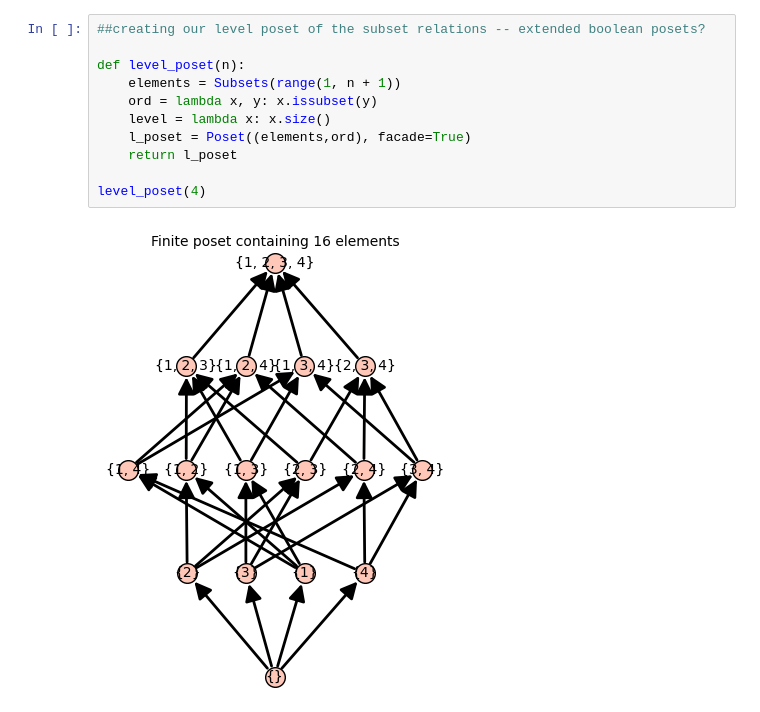
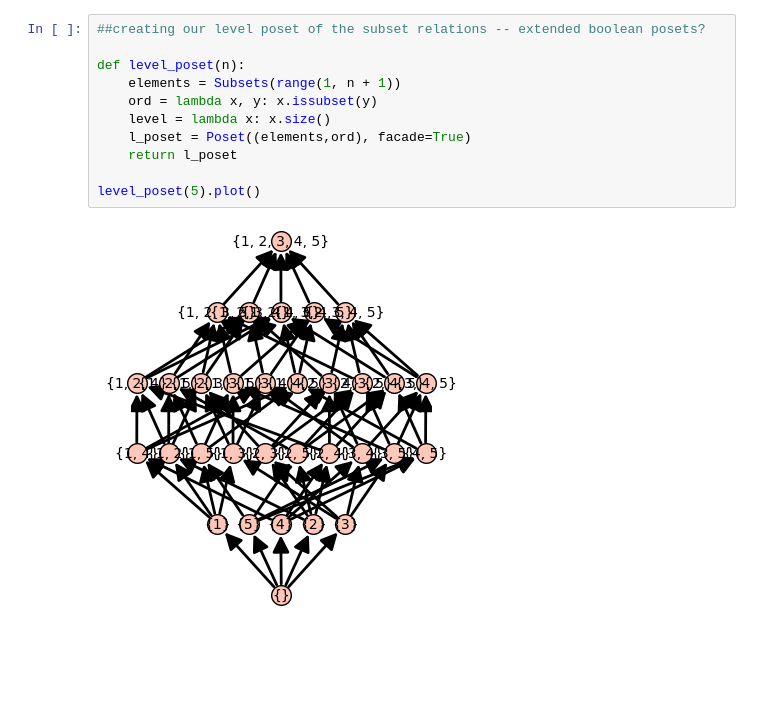
Before and after one commit to rocky-mtn-high/Counting-Complexity-and-Polytopes, a Jupyter notebook: Boolean Poset Rhizomes.ipynb, the cells around one changed output. Cells and saved outputs as stored; diff of their text form; blank space fills up the shorter version.

```diff
--- a/Boolean Poset Rhizomes.ipynb
+++ b/Boolean Poset Rhizomes.ipynb
@@ -1,16 +1,16 @@
 # %%
 ##creating our level poset of the subset relations -- extended boolean posets?
 
 def level_poset(n):
     elements = Subsets(range(1, n + 1))
     ord = lambda x, y: x.issubset(y)
     level = lambda x: x.size()
     l_poset = Poset((elements,ord), facade=True)
     return l_poset
 
-level_poset(4)
+level_poset(5).plot()
 # %% [output]
-[figure, old version]
+[figure, new version]
 # %%
 ##ok, now generate the rhizome count for each level
 def elements_in_level(poset, level):
```
Also changed, not shown: parts of 4 cells of this notebook.
